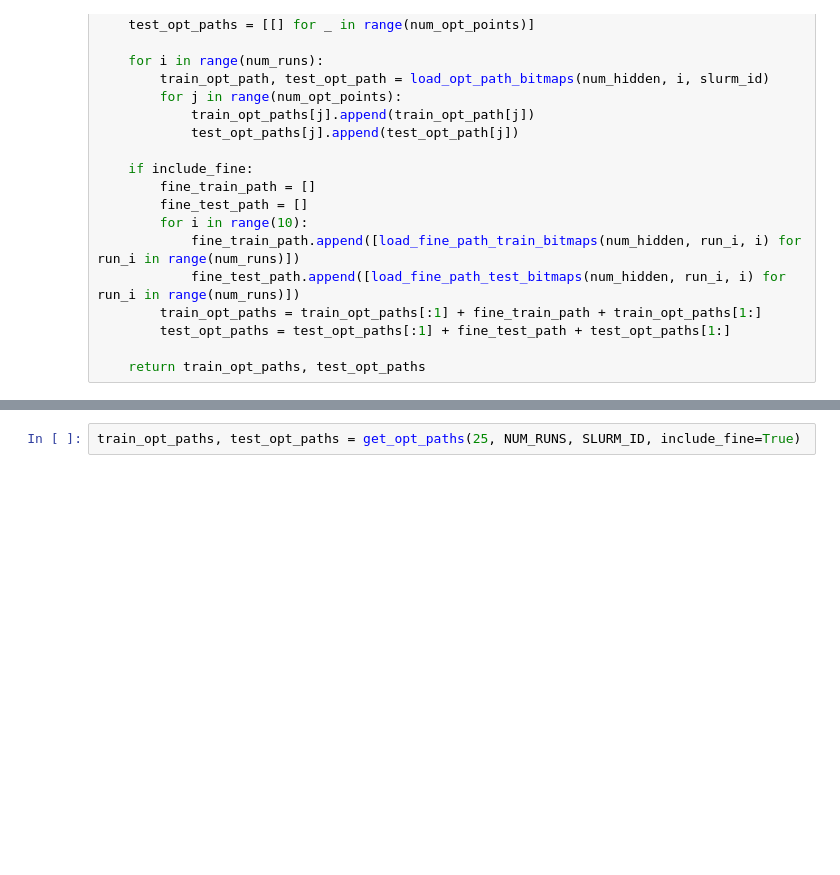
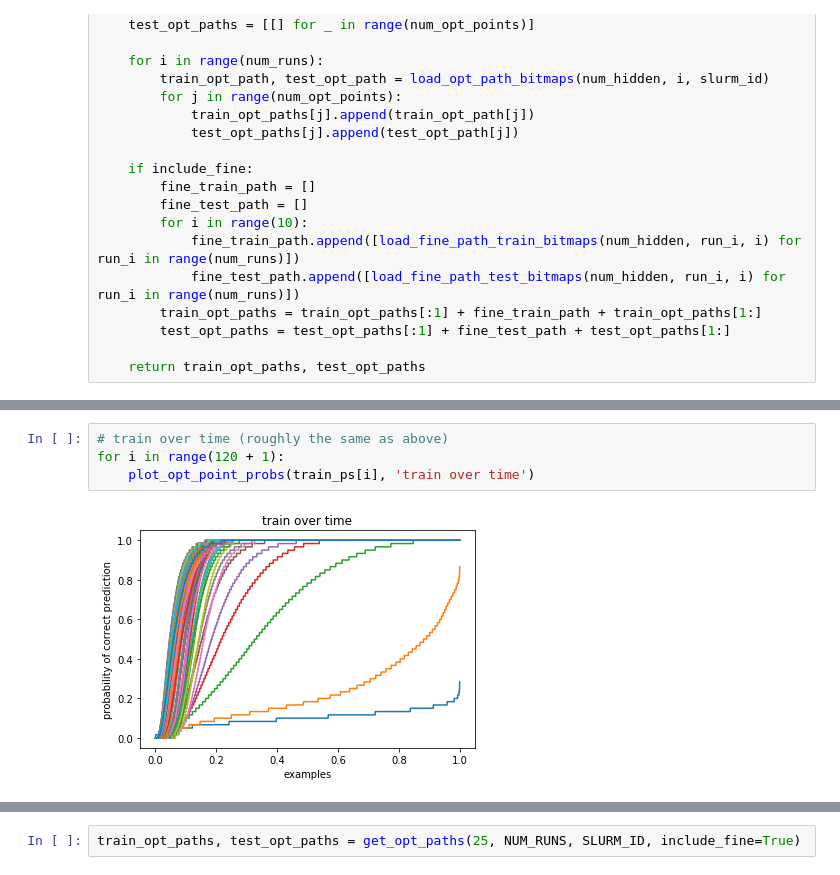
Before and after one commit to bradyneal/Bias-Variance, a Jupyter notebook: path_visuals1.ipynb, the cells around one changed output, grey strips where cells are left out. Cells and saved outputs as stored; diff of their text form; blank space fills up the shorter version.

```diff
--- a/path_visuals1.ipynb
+++ b/path_visuals1.ipynb
@@ -44,0 +137,6 @@ def get_probs(bitmaps_list, idxs=None, sort=False):
+# %%
+# train over time (roughly the same as above)
+for i in range(120 + 1):
+    plot_opt_point_probs(train_ps[i], 'train over time')
+# %% [output]
+[figure, added]
```
Also changed, not shown: parts of 13 cells of this notebook, 1 other file.
